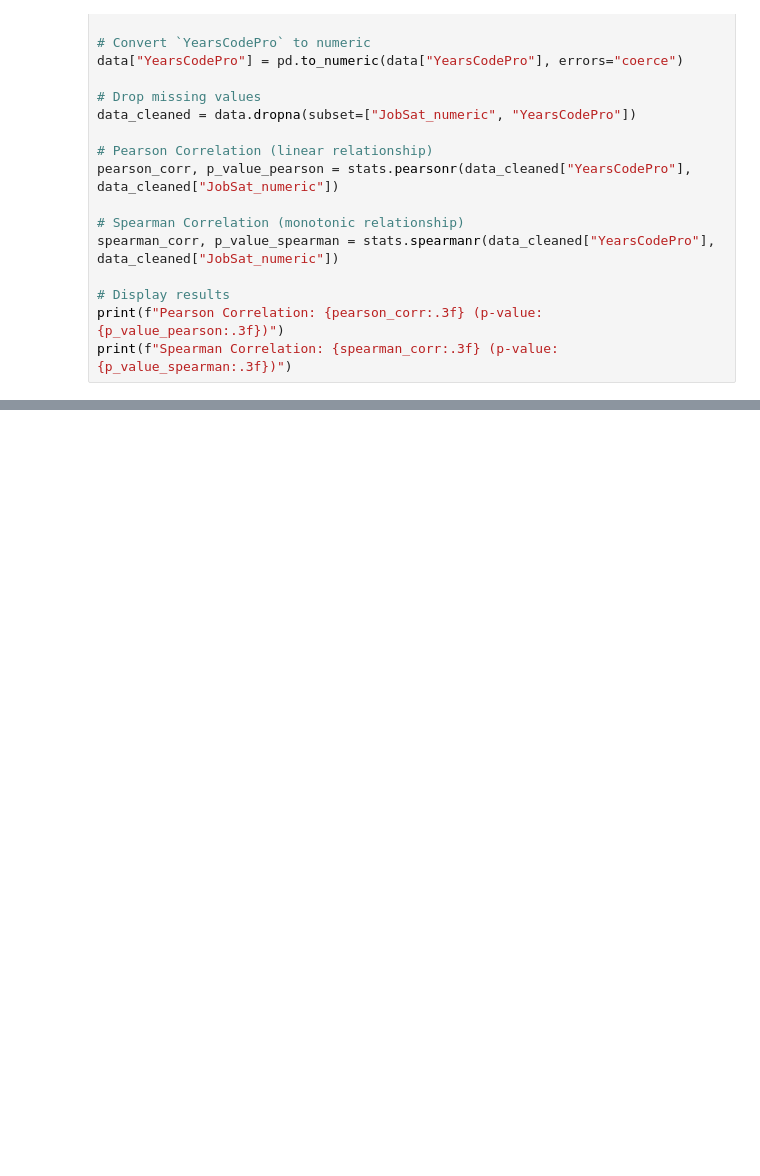
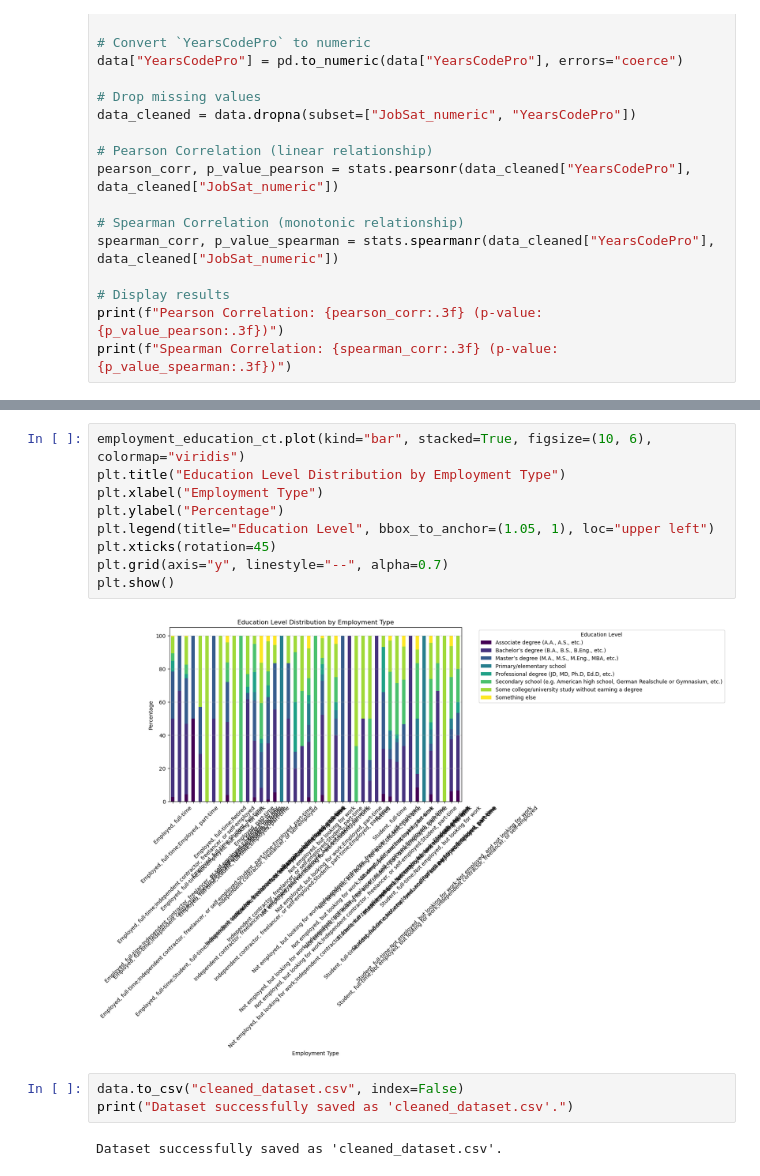
Before and after one commit to sankeerthanakoduri/testrepo, a Jupyter notebook: finding_how_the_data_is_distributed.ipynb, the cells around one changed output, grey strips where cells are left out. Saved outputs shown, nothing was run; the diff lists cells and outputs as text; blank space fills up the shorter version.

```diff
--- a/finding_how_the_data_is_distributed.ipynb
+++ b/finding_how_the_data_is_distributed.ipynb
@@ -325,0 +338,16 @@ print(employment_education_ct)
+# %%
+employment_education_ct.plot(kind="bar", stacked=True, figsize=(10, 6), colormap="viridis")
+plt.title("Education Level Distribution by Employment Type")
+plt.xlabel("Employment Type")
+plt.ylabel("Percentage")
+plt.legend(title="Education Level", bbox_to_anchor=(1.05, 1), loc="upper left")
+plt.xticks(rotation=45)
+plt.grid(axis="y", linestyle="--", alpha=0.7)
+plt.show()
+# %% [output]
+[figure, added]
+# %%
+data.to_csv("cleaned_dataset.csv", index=False)
+print("Dataset successfully saved as 'cleaned_dataset.csv'.")
+# %% [output]
+Dataset successfully saved as 'cleaned_dataset.csv'.
```
Also changed, not shown: parts of 1 cell of this notebook.
